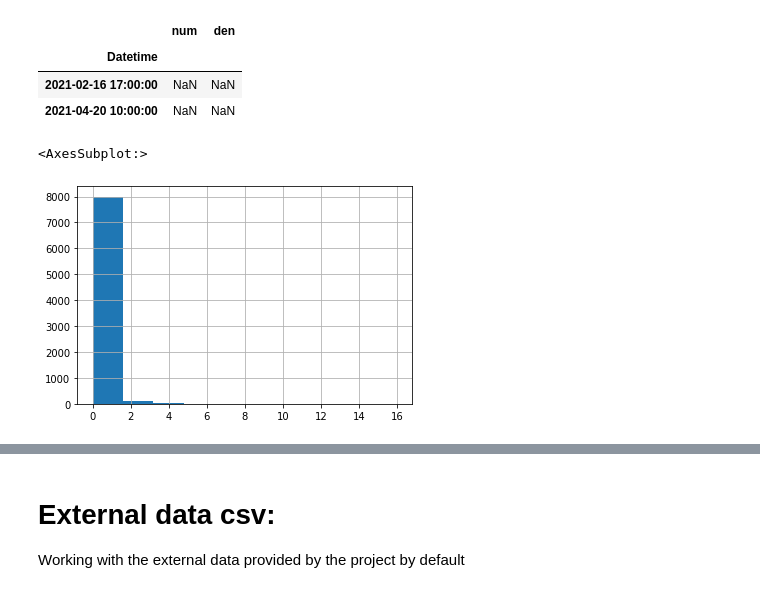
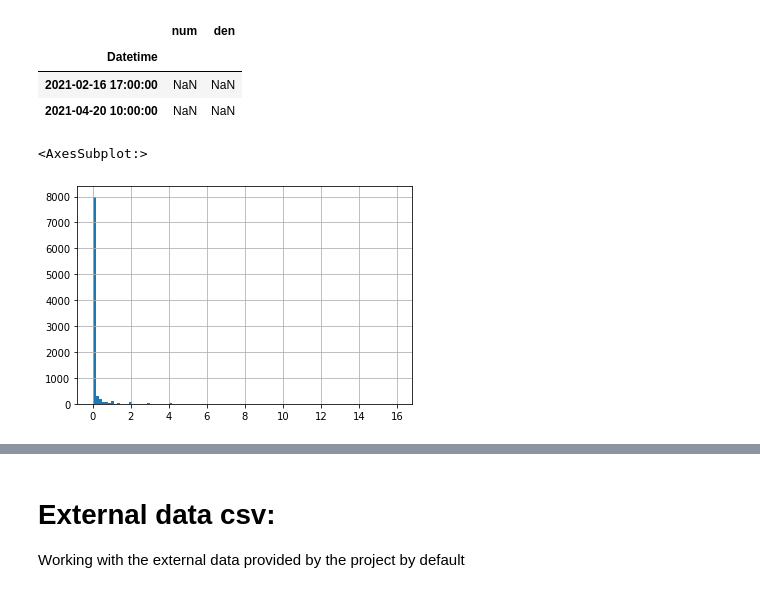
Before and after one commit to Rehann2/bike_counts_Kaan_Rehan, a Jupyter notebook: bike_counters_starting_kit.ipynb, the cells around one changed output, grey strips where cells are left out. Drawn from its saved outputs; the diff is of its cells as text; code cells hidden in the pictures.

```diff
--- a/bike_counters_starting_kit.ipynb
+++ b/bike_counters_starting_kit.ipynb
@@ -135,9 +142,16 @@ bike_counts.log_bike_count.plot(kind="bar")
 [figure]
 # %% [markdown]
 # Webscraping external data
+# %%
+import problem
+
+X_train, y_train = problem.get_train_data()
+X_test, y_test = problem.get_test_data()
 # %%
 import datetime as dt
-dates = data.date.dt.date.unique()
+train_dates = X_train.date.dt.date.unique()
+test_dates = X_test.date.dt.date.unique()
+dates = np.unique(np.append(train_dates, test_dates))
 df_weather = pd.DataFrame()
 sunshine_time = pd.Series(index=dates, dtype="object")
 missing_dates = []
@@ -336,3 +352,5 @@ display(df_weather[["pressure1", "pressure2"]].corr())
+# %%
+df_weather.drop("pressure2", axis=1, inplace=True)
 # %% [markdown]
 First, we seperated the two different measures of pressure, then converted them to floats and plotted them. The values are not correlated so we can use both for our analysis.
 # %% [markdown]
@@ -415,13 +433,13 @@ prec.fillna(method="ffill", inplace=True)
 | 2021-04-20 10:00:00 | NaN | NaN |
 # %%
 #Convert trace into 0.05
-prec.replace("trace", 0.05, inplace=True)
+prec.replace("trace", 0.001, inplace=True)
 prec = prec.astype("float64")
 # %%
 #Lastly, divide the numerator of the 3 hour denominator columns with 3 to obtain rain for 1 hour
 prec = pd.Series(np.where(prec.den == 3., prec.num/3, prec.num),
                 index=prec.index)
-prec.hist()
+prec.hist(bins=100)
 # %% [output]
 <AxesSubplot:>
-[figure, old version]
+[figure, new version]
```
Also changed, not shown: parts of 54 cells of this notebook.
